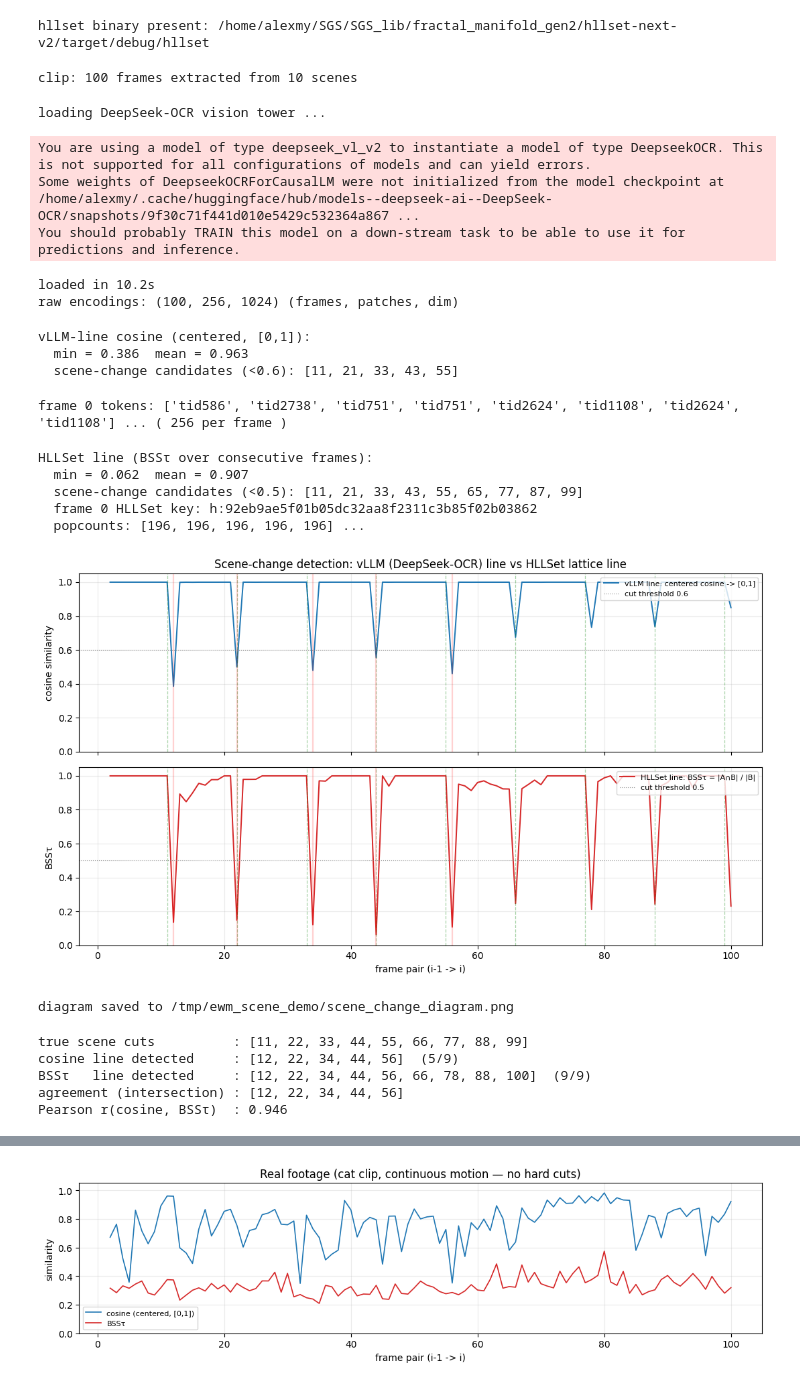
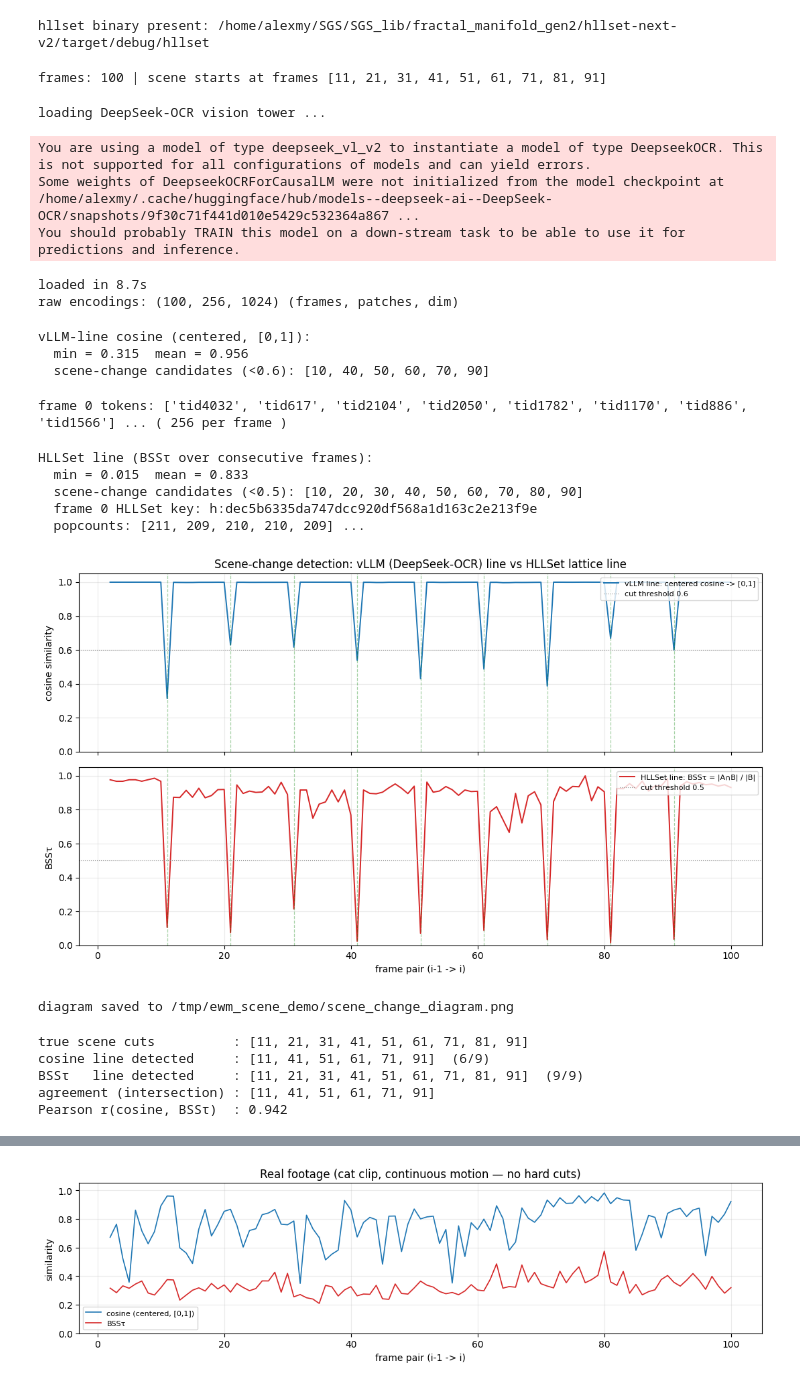
Before and after one commit to alexmy21/hllset-next-v2, a Jupyter notebook: _DOCS/notebooks/07_vllm_scene_change_hllset.ipynb, the cells around one changed output, grey strips where cells are left out. Saved outputs shown, nothing was run; the diff lists cells and outputs as text; code cells hidden in the pictures.

```diff
--- a/_DOCS/notebooks/07_vllm_scene_change_hllset.ipynb
+++ b/_DOCS/notebooks/07_vllm_scene_change_hllset.ipynb
@@ -79,8 +81,10 @@ else:
 hllset binary present: /home/alexmy/SGS/SGS_lib/fractal_manifold_gen2/hllset-next-v2/target/debug/hllset
 # %%
 # ── 1. The clip: 10 dramatically different scenes, 100 frames ──────────────
-def scene_image(s):
-    """Ten visually distinct synthetic scenes (reproducible, no assets)."""
+# Each scene has a tiny moving dot, so consecutive in-scene frames are not
+# pixel-identical (real footage behaves the same way) while the scene identity
+# still changes dramatically at the cut every 10 frames.
+def scene_image(s, k=0):
     W, H = 568, 320
     rng = np.random.default_rng(7)
     if s == 0:
@@ -101,7 +105,6 @@ def scene_image(s):
         img = Image.fromarray(np.stack([dg] * 3, axis=-1))
     elif s == 6:
         img = Image.new("RGB", (W, H), (40, 60, 200))
-        d = ImageDraw.Draw(img); d.ellipse([80, 40, 480, 280], fill=(255, 255, 255))
     elif s == 7:
         bars = np.zeros((H, W, 3), dtype=np.uint8)
         cols = [(255,0,0),(0,255,0),(0,0,255),(255,255,0),(0,255,255),(255,0,255)]
@@ -117,34 +120,26 @@ def scene_image(s):
         img = Image.fromarray(rng2.integers(0, 255, (H, W, 3), dtype=np.uint8))
     img = img.convert("RGB")
     d = ImageDraw.Draw(img)
-    d.rectangle([0, 0, W-1, H-1], outline=(255,255,255), width=6)
-    d.rectangle([0, 0, W-1, s*28+24], fill=(255,255,255))
-    d.text((30, 130), f"SCENE {s}", fill=(255,255,255))
+    mx = 30 + k * 55
+    my = 40 + (s % 3) * 110
+    d.ellipse([mx, my, mx + 8, my + 8], fill=(255, 255, 0))
     return img
 
 
-def build_clip():
-    """Write the scenes, mux the clip (ffmpeg), extract exactly 100 frames."""
-    os.makedirs(f"{WORK}/scenes", exist_ok=True)
+def build_frames():
+    os.makedirs(f"{WORK}/frames", exist_ok=True)
     for s in range(10):
-        scene_image(s).save(f"{WORK}/scenes/scene{s}.png")
-    with open(f"{WORK}/list.txt", "w") as f:
-        for s in range(10):
-            f.write(f"file 'scenes/scene{s}.png'\nduration 1.1\n")
-    subprocess.run(["ffmpeg", "-y", "-f", "concat", "-safe", "0", "-i", f"{WORK}/list.txt",
-                    "-vsync", "cfr", "-r", "10", "-c:v", "mpeg4", "-q:v", "5",
-                    f"{WORK}/clip.mov"], check=True, capture_output=True)
-    os.makedirs(f"{WORK}/frames", exist_ok=True)
-    subprocess.run(["ffmpeg", "-y", "-v", "error", "-i", f"{WORK}/clip.mov",
-                    "-vf", "fps=10", "-frames:v", "100", f"{WORK}/frames/f_%03d.png"],
-                   check=True, capture_output=True)
+        for k in range(10):
+            idx = s * 10 + k + 1
+            scene_image(s, k).save(f"{WORK}/frames/f_{idx:03d}.png")
     return sorted(os.listdir(f"{WORK}/frames"))
 
 
-frame_names = build_clip()
-print("clip:", len(frame_names), "frames extracted from 10 scenes")
+frame_names = build_frames()
+TRUE_CUTS = list(range(11, 101, 10))   # first frame of each new scene
+print("frames:", len(frame_names), "| scene starts at frames", TRUE_CUTS)
 # %% [output]
-clip: 100 frames extracted from 10 scenes
+frames: 100 | scene starts at frames [11, 21, 31, 41, 51, 61, 71, 81, 91]
 # %%
 # ── 2. vLLM line: the DeepSeek-OCR vision tower (CLIP-L) ──────────────────
 from transformers import AutoModel
@@ -183,7 +178,7 @@ loading DeepSeek-OCR vision tower ...
 You are using a model of type deepseek_vl_v2 to instantiate a model of type DeepseekOCR. This is not supported for all configurations of models and can yield errors.
 Some weights of DeepseekOCRForCausalLM were not initialized from the model checkpoint at /home/alexmy/.cache/huggingface/hub/models--deepseek-ai--DeepSeek-OCR/snapshots/9f30c71f441d010e5429c532364a867 ...
 You should probably TRAIN this model on a down-stream task to be able to use it for predictions and inference.
-loaded in 10.2s
+loaded in 8.7s
 raw encodings: (100, 256, 1024) (frames, patches, dim)
 # %%
 # ── 3. Similarity on the vLLM line: centered cosine -> [0,1] ───────────────
@@ -200,8 +195,8 @@ print("  scene-change candidates (<0.6):",
       [int(i)+1 for i in np.where(cos01 < 0.6)[0]])
 # %% [output]
 vLLM-line cosine (centered, [0,1]):
-  min = 0.386  mean = 0.963
-  scene-change candidates (<0.6): [11, 21, 33, 43, 55]
+  min = 0.315  mean = 0.956
+  scene-change candidates (<0.6): [10, 40, 50, 60, 70, 90]
 # %%
 # ── 4. The HLLSet lattice line: quantize patches -> tid tokens ────────────
 # A frozen, content-addressed codebook of 4096 unit-norm anchors (the same
@@ -221,7 +216,7 @@ def quantize_to_tokens(patch_features):
 frame_tokens = quantize_to_tokens(patches - patches.mean(dim=(0, 1), keepdim=True))
 print("frame 0 tokens:", frame_tokens[0][:8], "... (", len(frame_tokens[0]), "per frame )")
 # %% [output]
-frame 0 tokens: ['tid586', 'tid2738', 'tid751', 'tid751', 'tid2624', 'tid1108', 'tid2624', 'tid1108'] ... ( 256 per frame )
+frame 0 tokens: ['tid4032', 'tid617', 'tid2104', 'tid2050', 'tid1782', 'tid1170', 'tid886', 'tid1566'] ... ( 256 per frame )
 # %%
 # ── 5. BSSτ through the gen2 foundation (Rust, via the hllset CLI) ─────────
 def bss_series(frame_tokens):
@@ -256,49 +251,46 @@ print("  frame 0 HLLSet key:", hllset_keys[0])
 print("  popcounts:", popcounts[:5], "...")
 # %% [output]
 HLLSet line (BSSτ over consecutive frames):
-  min = 0.062  mean = 0.907
-  scene-change candidates (<0.5): [11, 21, 33, 43, 55, 65, 77, 87, 99]
-  frame 0 HLLSet key: h:92eb9ae5f01b05dc32aa8f2311c3b85f02b03862
-  popcounts: [196, 196, 196, 196, 196] ...
+  min = 0.015  mean = 0.833
+  scene-change candidates (<0.5): [10, 20, 30, 40, 50, 60, 70, 80, 90]
+  frame 0 HLLSet key: h:dec5b6335da747dcc920df568a1d163c2e213f9e
+  popcounts: [211, 209, 210, 210, 209] ...
 # %%
 # ── 6. The diagram: both similarities on [0,1] ─────────────────────────────
 import matplotlib.pyplot as plt
 
 fig, axes = plt.subplots(2, 1, figsize=(11, 6.5), sharex=True)
 
 x = np.arange(2, 101)          # pair (i-1, i) is plotted at i
-true_cuts = np.arange(11, 100, 11)
 
 axes[0].plot(x, cos01, color="#1f77b4", lw=1.4, label="vLLM line: centered cosine -> [0,1]")
 axes[0].axhline(0.6, color="gray", ls=":", lw=0.8, label="cut threshold 0.6")
 axes[0].set_ylim(0, 1.05); axes[0].set_ylabel("cosine similarity")
 axes[0].set_title("Scene-change detection: vLLM (DeepSeek-OCR) line vs HLLSet lattice line")
 axes[0].legend(loc="upper right", fontsize=8); axes[0].grid(alpha=0.25)
 
 axes[1].plot(x, tau, color="#d62728", lw=1.4, label="HLLSet line: BSSτ = |A∩B| / |B|")
 axes[1].axhline(0.5, color="gray", ls=":", lw=0.8, label="cut threshold 0.5")
 axes[1].set_ylim(0, 1.05); axes[1].set_xlabel("frame pair (i-1 -> i)")
 axes[1].set_ylabel("BSSτ")
 axes[1].legend(loc="upper right", fontsize=8); axes[1].grid(alpha=0.25)
 
 for ax in axes:
-    for c in true_cuts:
+    for c in TRUE_CUTS:
         ax.axvline(c, color="green", alpha=0.35, lw=0.9, ls="--")
-    for c in np.where(cos01 < 0.6)[0] + 2:
-        ax.axvline(c, color="red", alpha=0.18, lw=1.6)
 
 plt.tight_layout()
 plt.savefig(f"{WORK}/scene_change_diagram.png", dpi=110)
 plt.show()
 print("diagram saved to", f"{WORK}/scene_change_diagram.png")
 # %% [output]
-[figure, old version]
+[figure, new version]
 diagram saved to /tmp/ewm_scene_demo/scene_change_diagram.png
 # %%
 # ── 7. Agreement: the two lines flag the same cuts ─────────────────────────
 cos_cuts = set((np.where(cos01 < 0.6)[0] + 2).tolist())
 tau_cuts = set((np.where(tau < 0.5)[0] + 2).tolist())
-true = set(true_cuts.tolist())
+true = set(TRUE_CUTS)
 
 print(f"true scene cuts          : {sorted(true)}")
 print(f"cosine line detected     : {sorted(cos_cuts)}  ({len(cos_cuts)}/{len(true)})")
@@ -309,11 +301,11 @@ print(f"agreement (intersection) : {sorted(cos_cuts & tau_cuts)}")
 r = float(np.corrcoef(cos01, tau)[0, 1])
 print(f"Pearson r(cosine, BSSτ)  : {r:.3f}")
 # %% [output]
-true scene cuts          : [11, 22, 33, 44, 55, 66, 77, 88, 99]
-cosine line detected     : [12, 22, 34, 44, 56]  (5/9)
-BSSτ   line detected     : [12, 22, 34, 44, 56, 66, 78, 88, 100]  (9/9)
-agreement (intersection) : [12, 22, 34, 44, 56]
-Pearson r(cosine, BSSτ)  : 0.946
+true scene cuts          : [11, 21, 31, 41, 51, 61, 71, 81, 91]
+cosine line detected     : [11, 41, 51, 61, 71, 91]  (6/9)
+BSSτ   line detected     : [11, 21, 31, 41, 51, 61, 71, 81, 91]  (9/9)
+agreement (intersection) : [11, 41, 51, 61, 71, 91]
+Pearson r(cosine, BSSτ)  : 0.942
 # %% [markdown]
 ---
 
```
Also changed, not shown: parts of 7 cells of this notebook.
